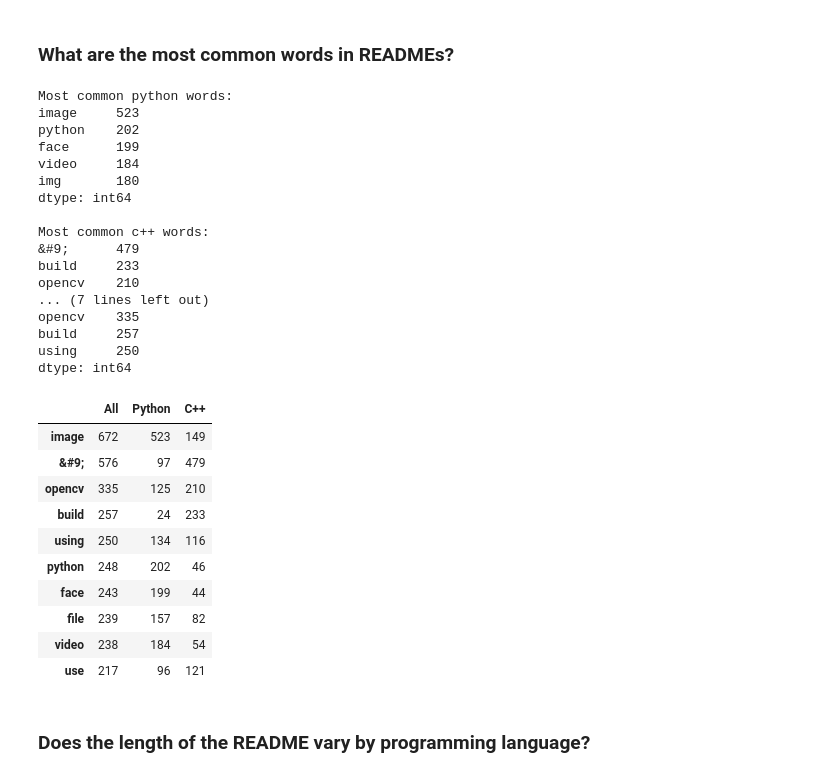
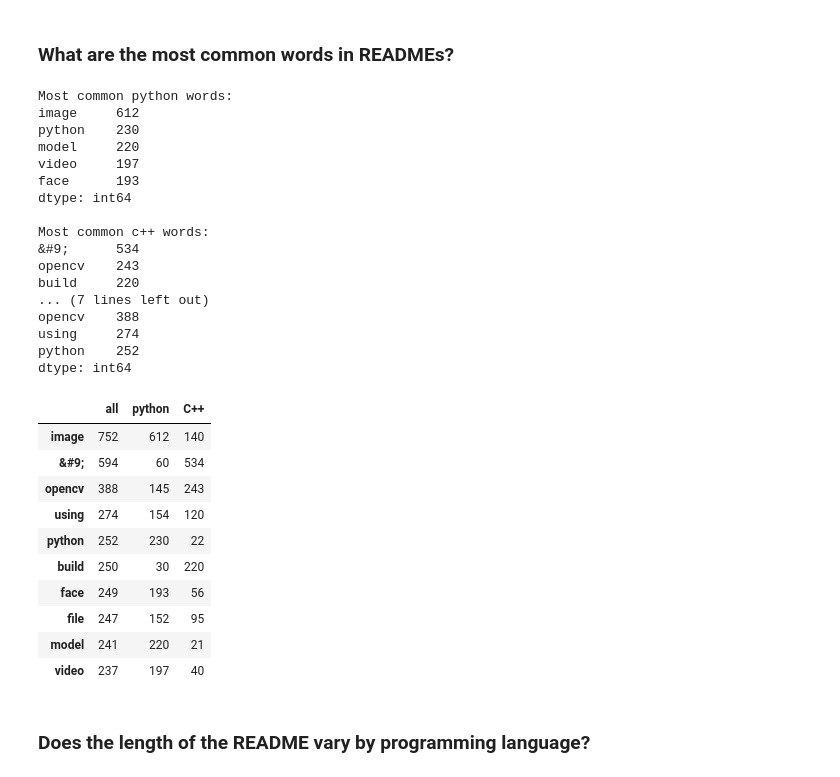
Before and after one commit to Bojado-Mays/OpenCV-NLP-Project, a Jupyter notebook: Mays/Mays.ipynb, the cells around one changed output. Saved outputs shown, nothing was run; the diff lists cells and outputs as text; code cells hidden in the pictures.

```diff
--- a/Mays/Mays.ipynb
+++ b/Mays/Mays.ipynb
@@ -190,3 +194,5 @@ main_two.language.value_counts()
 Python    101
 C++        79
 Name: language, dtype: int64
+# %%
+main_two.loc[main_two.language == 'Python', 'language'] = 'python'
@@ -219,7 +234,7 @@ Name: language, dtype: int64
 ### What are the most common words in READMEs?
 # %%
 # Now we will create word lists for python and C++ repos as they are the majority of our data, and one for all words
-python_words = ' '.join(train[train.language=='Python'].text_filtered)
+python_words = ' '.join(train[train.language=='python'].text_filtered)
 c_plus_plus_words = ' '.join(train[train.language=='C++'].text_filtered)
 all_words = ' '.join(train.text_filtered)
 
@@ -241,42 +256,42 @@ print('Most common words in all repos:')
 print(all_freq.head())
 # %% [output]
 Most common python words:
-image     523
-python    202
-face      199
-video     184
-img       180
+image     612
+python    230
+model     220
+video     197
+face      193
 dtype: int64
 
 Most common c++ words:
-&#9;      479
-build     233
-opencv    210
+&#9;      534
+opencv    243
+build     220
 ... (7 lines left out)
-opencv    335
-build     257
-using     250
+opencv    388
+using     274
+python    252
 dtype: int64
 # %%
 word_counts = (pd.concat([all_freq, python_freq, c_plus_plus_freq], axis=1, sort=True)
-               .set_axis(['All', 'Python', 'C++'], axis=1, inplace=False)
+               .set_axis(['all', 'python', 'C++'], axis=1, inplace=False)
                .fillna(0)
                .apply(lambda s: s.astype(int))
               )
 
-word_counts.sort_values(by='All', ascending=False).head(10)
+word_counts.sort_values(by='all', ascending=False).head(10)
 # %% [output]
-|  | All | Python | C++ |
-| image | 672 | 523 | 149 |
-| &#9; | 576 | 97 | 479 |
-| opencv | 335 | 125 | 210 |
-| build | 257 | 24 | 233 |
-| using | 250 | 134 | 116 |
-| python | 248 | 202 | 46 |
-| face | 243 | 199 | 44 |
-| file | 239 | 157 | 82 |
-| video | 238 | 184 | 54 |
-| use | 217 | 96 | 121 |
+|  | all | python | C++ |
+| image | 752 | 612 | 140 |
+| &#9; | 594 | 60 | 534 |
+| opencv | 388 | 145 | 243 |
+| using | 274 | 154 | 120 |
+| python | 252 | 230 | 22 |
+| build | 250 | 30 | 220 |
+| face | 249 | 193 | 56 |
+| file | 247 | 152 | 95 |
+| model | 241 | 220 | 21 |
+| video | 237 | 197 | 40 |
 # %% [markdown]
 ### Does the length of the README vary by programming language?
 # %%
```
Also changed, not shown: parts of 73 cells of this notebook.
